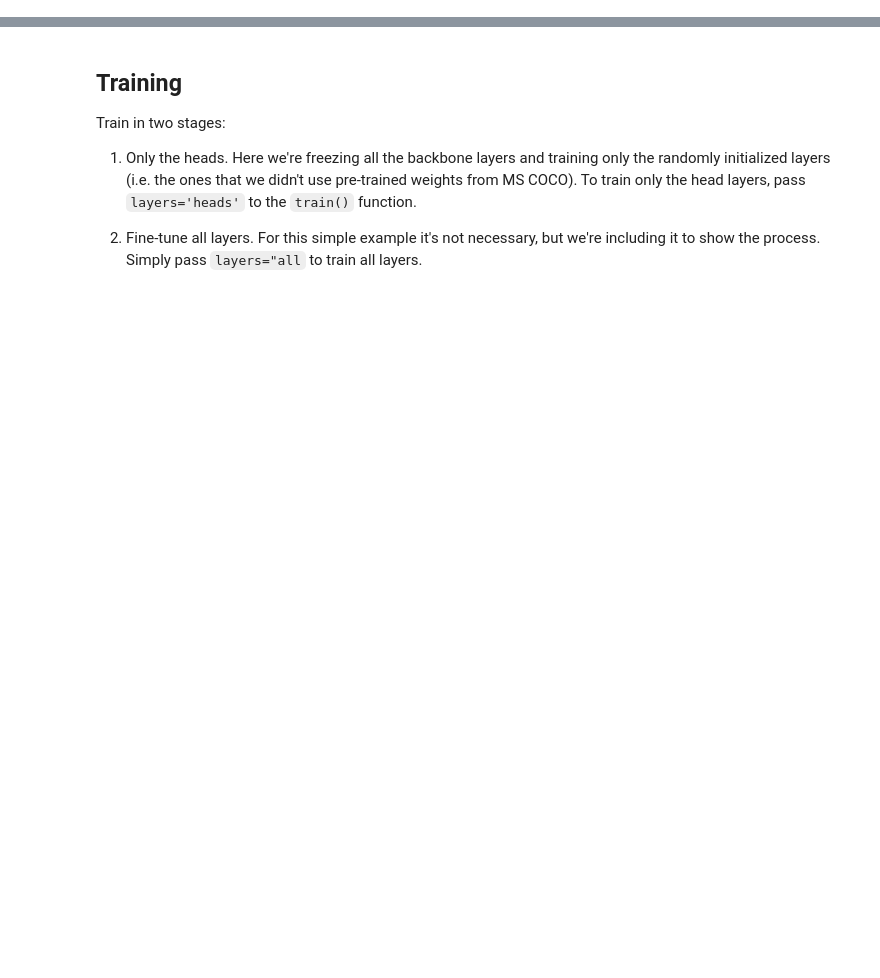
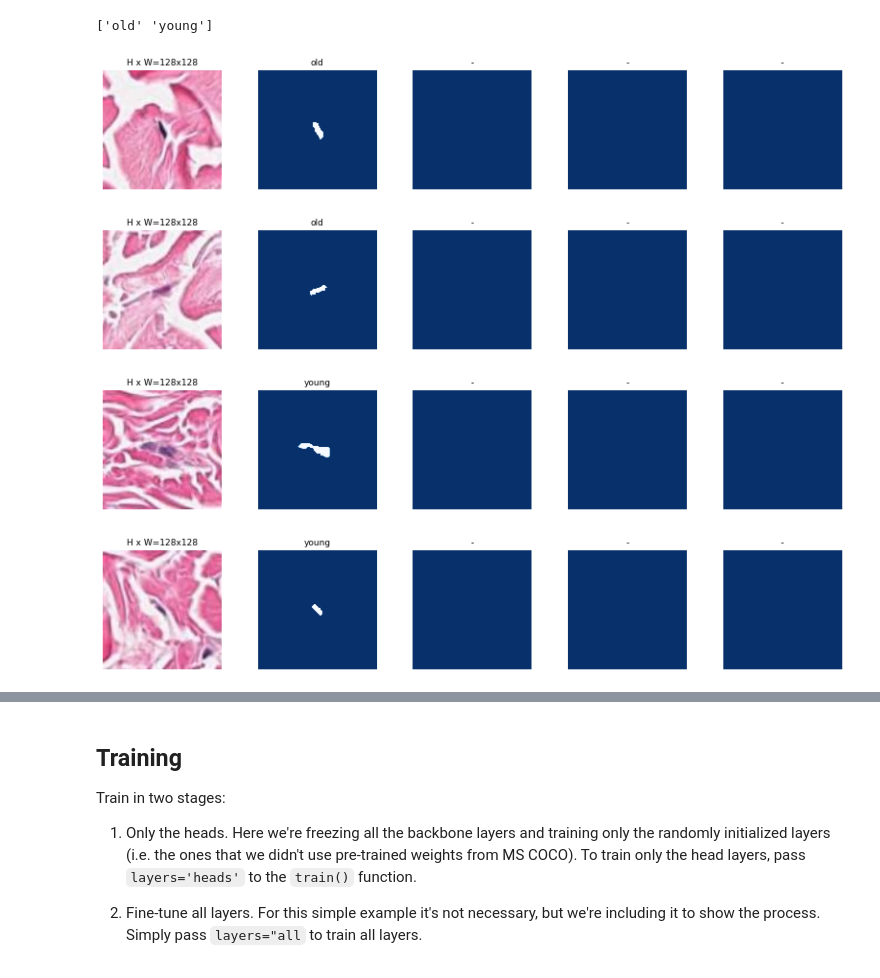
Before and after one commit to kukionfr/Mask_RCNN, a Jupyter notebook: samples/shapes/traincustomv2.ipynb, the cells around one changed output, grey strips where cells are left out. Saved outputs shown, nothing was run; the diff lists cells and outputs as text; code cells hidden in the pictures; blank space fills up the shorter version.

```diff
--- a/samples/shapes/traincustomv2.ipynb
+++ b/samples/shapes/traincustomv2.ipynb
@@ -38,8 +44,10 @@ class ShapesConfig(Config):
     IMAGE_MAX_DIM = 128
     RPN_ANCHOR_SCALES = (2, 4, 8, 16, 32)  # anchor side in pixels
     TRAIN_ROIS_PER_IMAGE = 8
-    STEPS_PER_EPOCH = 100
+    STEPS_PER_EPOCH = 1000
     VALIDATION_STEPS = 5
+    LEARNING_RATE = 0.001
+    # gpu_options = True
 config = ShapesConfig()
 def get_ax(rows=1, cols=1, size=8):
     _, ax = plt.subplots(rows, cols, figsize=(size*cols, size*rows))
@@ -66,20 +74,14 @@ class ShapesDataset(utils.Dataset):
         image = skimage.io.imread(self.image_info[image_id]['path'])
         # If grayscale. Convert to RGB for consistency.
         if image.ndim != 3:
+            print('grayscale to rgb')
             image = skimage.color.gray2rgb(image)
         # If has an alpha channel, remove it for consistency
         if image.shape[-1] == 4:
+            print('rgba to rgb')
             image = image[..., :3]
+        image = cv2.resize(image,dsize=(128,128))
         return image
-
-    # def list_masks(self,data_dir):
-    #     self.add_class("fibroblast",1,CLASS_NAMES[0])
-    #     self.add_class("fibroblast",2,CLASS_NAMES[1])
-    #     label_images = list(data_dir.glob('*\*\label\*.jpg'))
-    #     for idx,label_image in enumerate(label_images):
-    #         ground = os.path.normpath(label_image).split(os.path.sep)[-4]
-    #         self.add_image("fibroblast",image_id=idx,path=label_image,truth=ground,
-    #                        height=config.IMAGE_SHAPE[0],width=config.IMAGE_SHAPE[1])
 
     def load_mask(self, image_id):
         # Load binary mask
@@ -95,7 +97,7 @@ class ShapesDataset(utils.Dataset):
         # print(labelidx)
         masklayer = skimage.io.imread(maskpath)
         # print(masklayer.shape)
-        masklayer = resize(masklayer,(128,128))
+        masklayer = cv2.resize(masklayer,dsize=(128,128))
         # print(masklayer.shape)
         thresh = threshold_otsu(masklayer)
         binary = masklayer > thresh
@@ -120,6 +122,8 @@ print(CLASS_NAMES)
 dataset_train = ShapesDataset()
 dataset_train.list_images(data_dir)
 dataset_train.prepare()
+# %% [output]
+['old' 'young']
 # %%
 data_dir_val = pathlib.Path(r'C:\Users\kuki\OneDrive - Johns Hopkins\Research\Skin\RCNN data\RCNNtest')
 dataset_val = ShapesDataset()
@@ -128,13 +132,17 @@ dataset_val.prepare()
 # %%
 image_ids = np.random.choice(dataset_train.image_ids, 4)
 for image_id in image_ids:
     image = dataset_train.load_image(image_id)
-    image = resize(image,(128,128,3))
     mask, class_ids = dataset_train.load_mask(image_id)
-    print(class_ids)
+    # print(class_ids)
     # print(np.sum(mask))
     # print(dataset_train.class_names)
     visualize.display_top_masks(image, mask, class_ids, dataset_train.class_names)
+# %% [output]
+[figure, added]
+[figure, added]
+[figure, added]
+[figure, added]
 # %%
 image_ids = np.random.choice(dataset_val.image_ids, 4)
 for image_id in image_ids:
```
Also changed, not shown: parts of 8 cells of this notebook, 7 other files.
